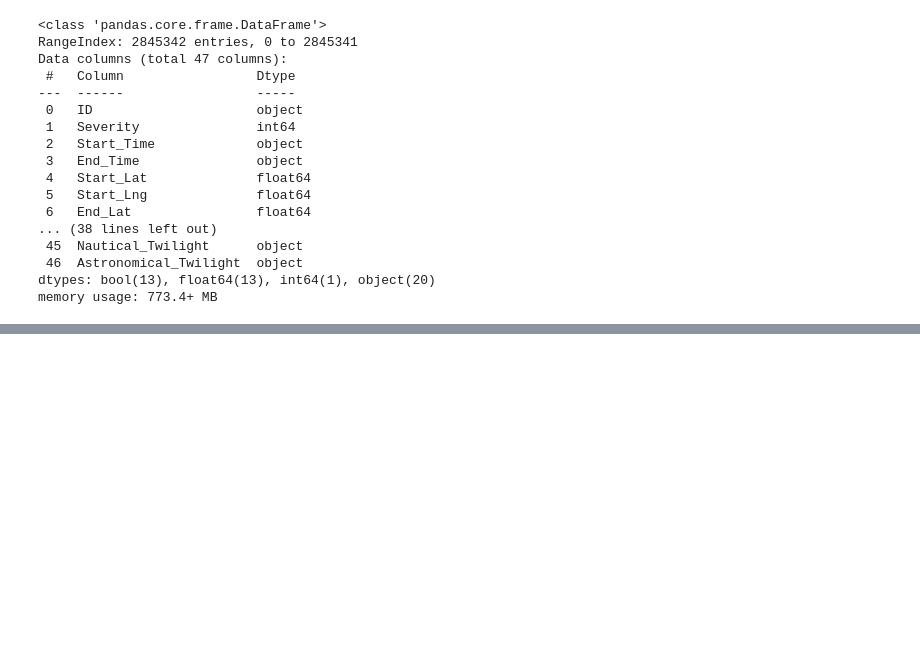
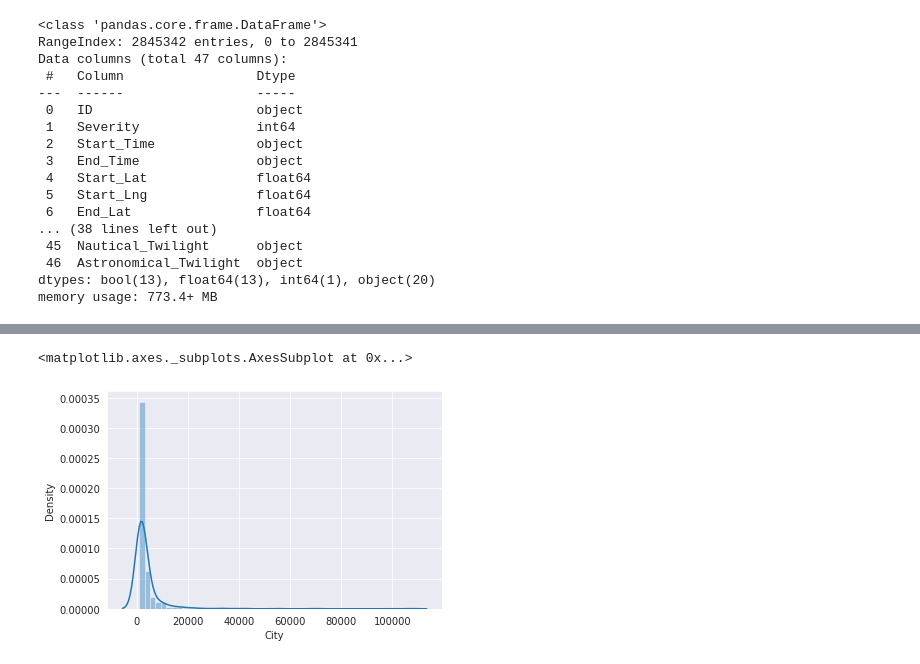
Before and after one commit to PranaySharma20/JS-Input, a Jupyter notebook: us_project1.ipynb, the cells around one changed output, grey strips where cells are left out. Saved outputs shown, nothing was run; the diff lists cells and outputs as text; code cells hidden in the pictures; blank space fills up the shorter version.

```diff
--- a/us_project1.ipynb
+++ b/us_project1.ipynb
@@ -77,0 +214,3 @@ memory usage: 773.4+ MB
+# %%
+high_acc_cities = cities_accident[cities_accident >= 1000]
+low_acc_cities = cities_accident[cities_accident < 1000]
@@ -77,0 +222,5 @@ memory usage: 773.4+ MB
+# %%
+sns.distplot(high_acc_cities)
+# %% [output]
+<matplotlib.axes._subplots.AxesSubplot at 0x...>
+[figure, added]
```
Also changed, not shown: parts of 27 cells of this notebook.
